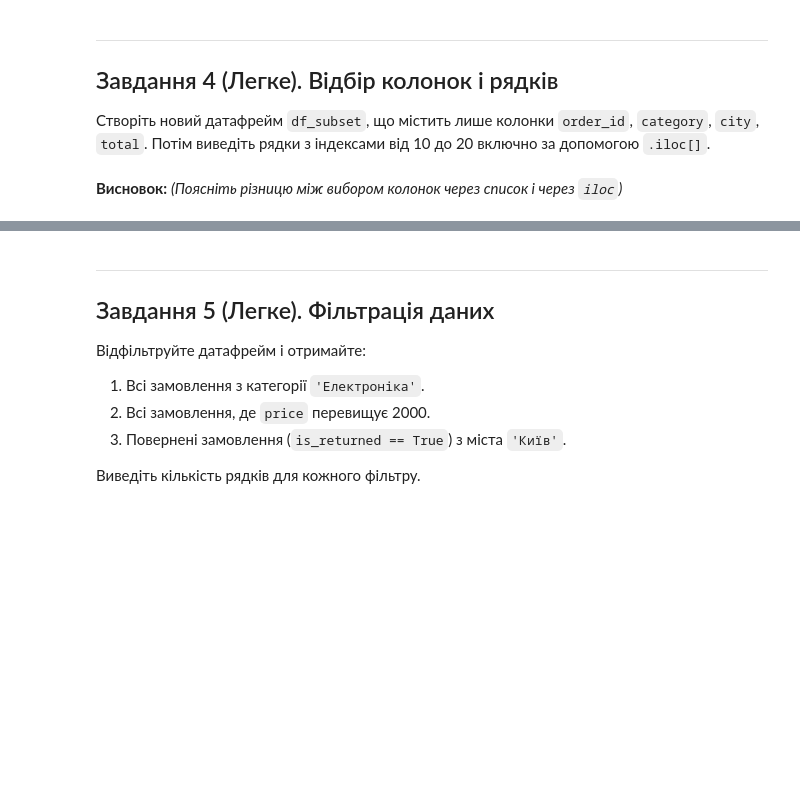
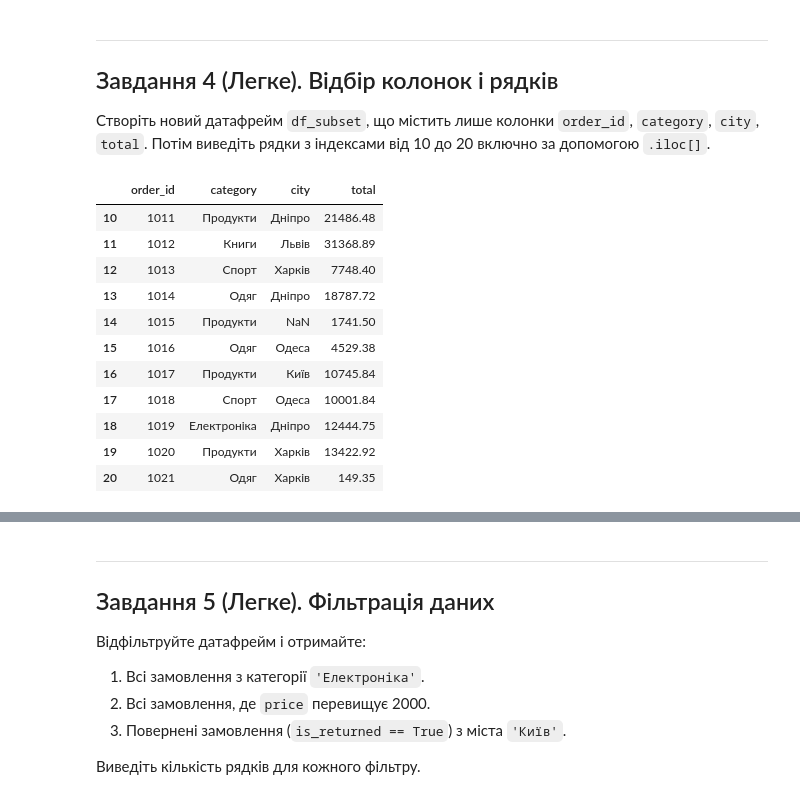
Before and after one commit to VikiTarasova/DTA_2026, a Jupyter notebook: Homework/task28_pandas_tasks_beginners_DTA.ipynb, the cells around one changed output, grey strips where cells are left out. Saved outputs shown, nothing was run; the diff lists cells and outputs as text; code cells hidden in the pictures; blank space fills up the shorter version.

```diff
--- a/Homework/task28_pandas_tasks_beginners_DTA.ipynb
+++ b/Homework/task28_pandas_tasks_beginners_DTA.ipynb
@@ -90,2 +186,18 @@ df.info()
-# %% [markdown]
-**Висновок:** *(Поясніть різницю між вибором колонок через список і через `iloc`)*
+# %%
+# Ваш код тут
+df_subset = df[['order_id', 'category', 'city', 'total']]
+
+df_subset.iloc[10:21]
+# %% [output]
+|  | order_id | category | city | total |
+| 10 | 1011 | Продукти | Дніпро | 21486.48 |
+| 11 | 1012 | Книги | Львів | 31368.89 |
+| 12 | 1013 | Спорт | Харків | 7748.40 |
+| 13 | 1014 | Одяг | Дніпро | 18787.72 |
+| 14 | 1015 | Продукти | NaN | 1741.50 |
+| 15 | 1016 | Одяг | Одеса | 4529.38 |
+| 16 | 1017 | Продукти | Київ | 10745.84 |
+| 17 | 1018 | Спорт | Одеса | 10001.84 |
+| 18 | 1019 | Електроніка | Дніпро | 12444.75 |
+| 19 | 1020 | Продукти | Харків | 13422.92 |
+| 20 | 1021 | Одяг | Харків | 149.35 |
```
Also changed, not shown: parts of 39 cells of this notebook.
